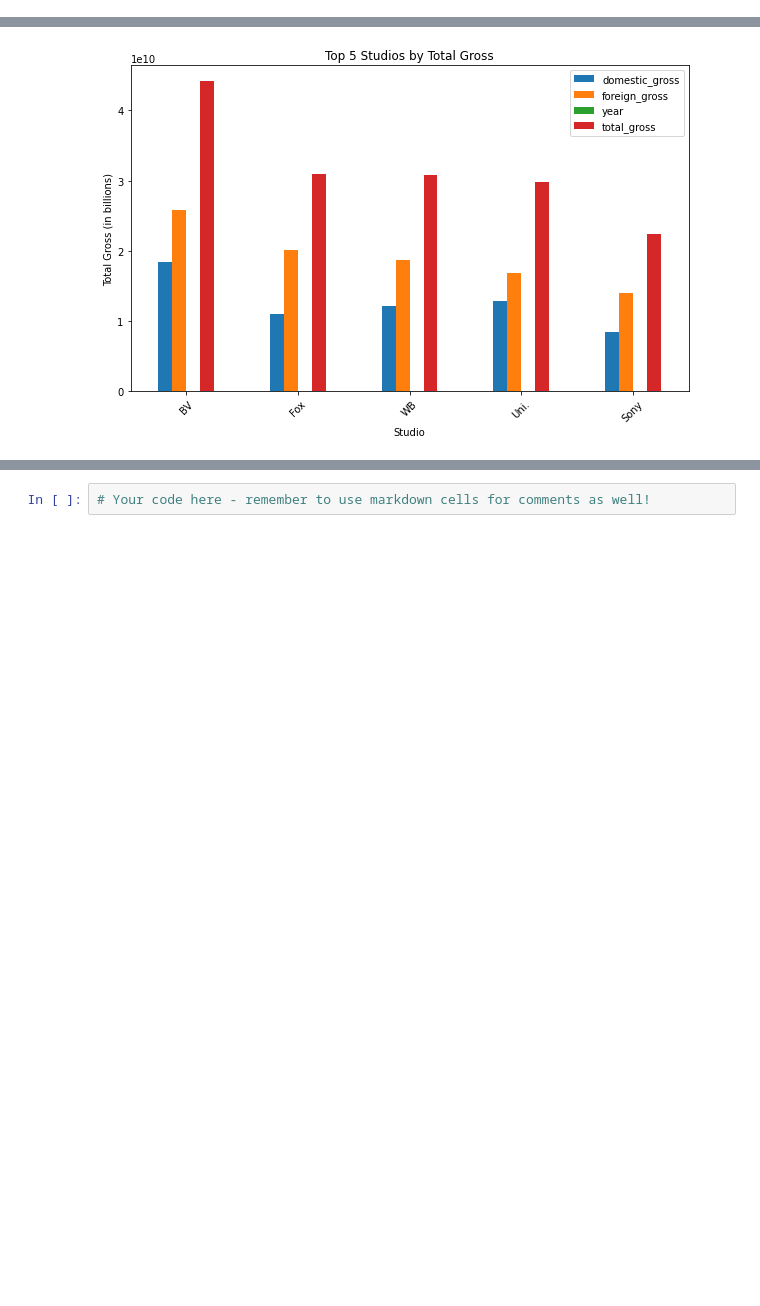
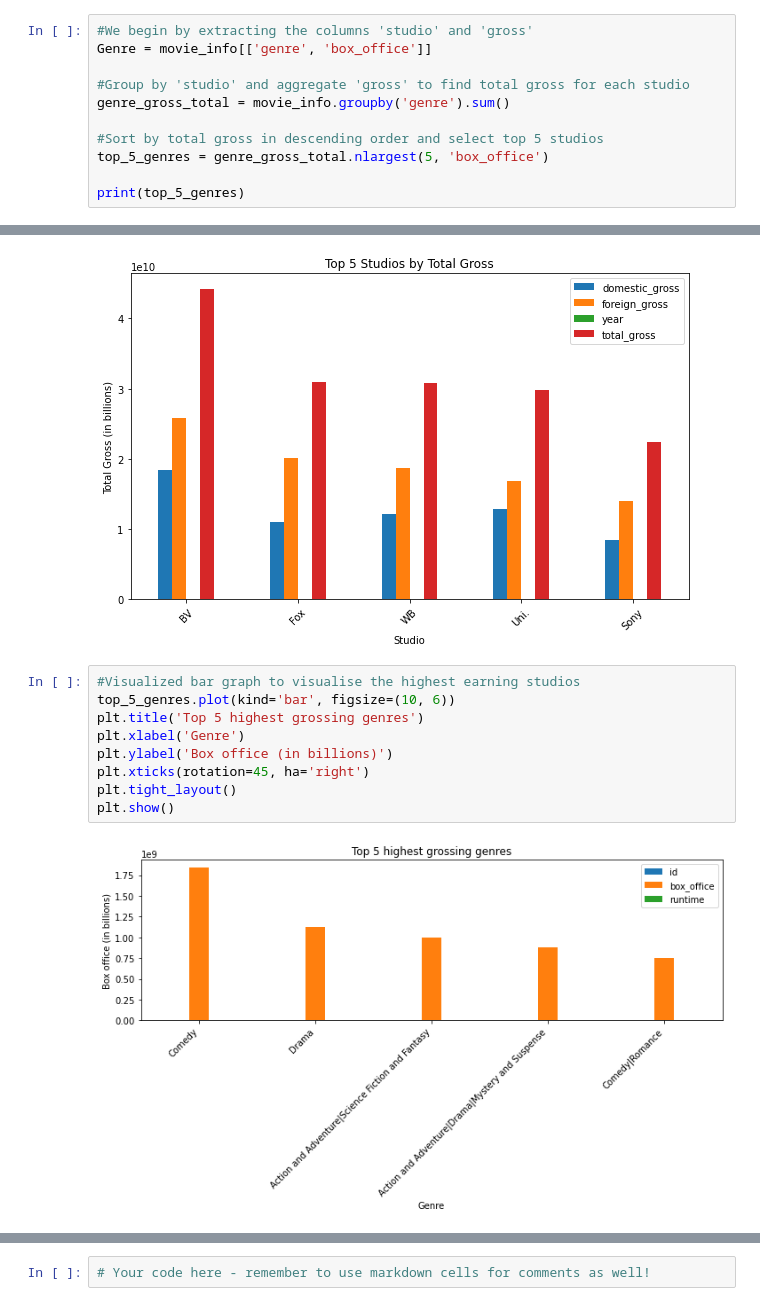
Before and after one commit to Ingavi39/dsc-phase-1-project-v2-4, a Jupyter notebook: student.ipynb, the cells around one changed output, grey strips where cells are left out. Saved outputs shown, nothing was run; the diff lists cells and outputs as text; blank space fills up the shorter version.

```diff
--- a/student.ipynb
+++ b/student.ipynb
@@ -359,3 +359,14 @@ Fox       1.094950e+10   2.005587e+10  273882  3.100537e+10
 WB        1.216805e+10   1.866790e+10  281941  3.083595e+10
 Uni.      1.290239e+10   1.685477e+10  296082  2.975716e+10
 Sony      8.461083e+09   1.394535e+10  221575  2.240644e+10
+# %%
+#We begin by extracting the columns 'studio' and 'gross'
+Genre = movie_info[['genre', 'box_office']]
+
+#Group by 'studio' and aggregate 'gross' to find total gross for each studio
+genre_gross_total = movie_info.groupby('genre').sum()
+
+#Sort by total gross in descending order and select top 5 studios
+top_5_genres = genre_gross_total.nlargest(5, 'box_office')
+
+print(top_5_genres)
@@ -392,3 +420,14 @@ plt.xticks(rotation=45)
 plt.show()
 # %% [output]
 [figure]
+# %%
+#Visualized bar graph to visualise the highest earning studios
+top_5_genres.plot(kind='bar', figsize=(10, 6))
+plt.title('Top 5 highest grossing genres')
+plt.xlabel('Genre')
+plt.ylabel('Box office (in billions)')
+plt.xticks(rotation=45, ha='right')
+plt.tight_layout()
+plt.show()
+# %% [output]
+[figure, added]
```
Also changed, not shown: parts of 5 cells of this notebook.
